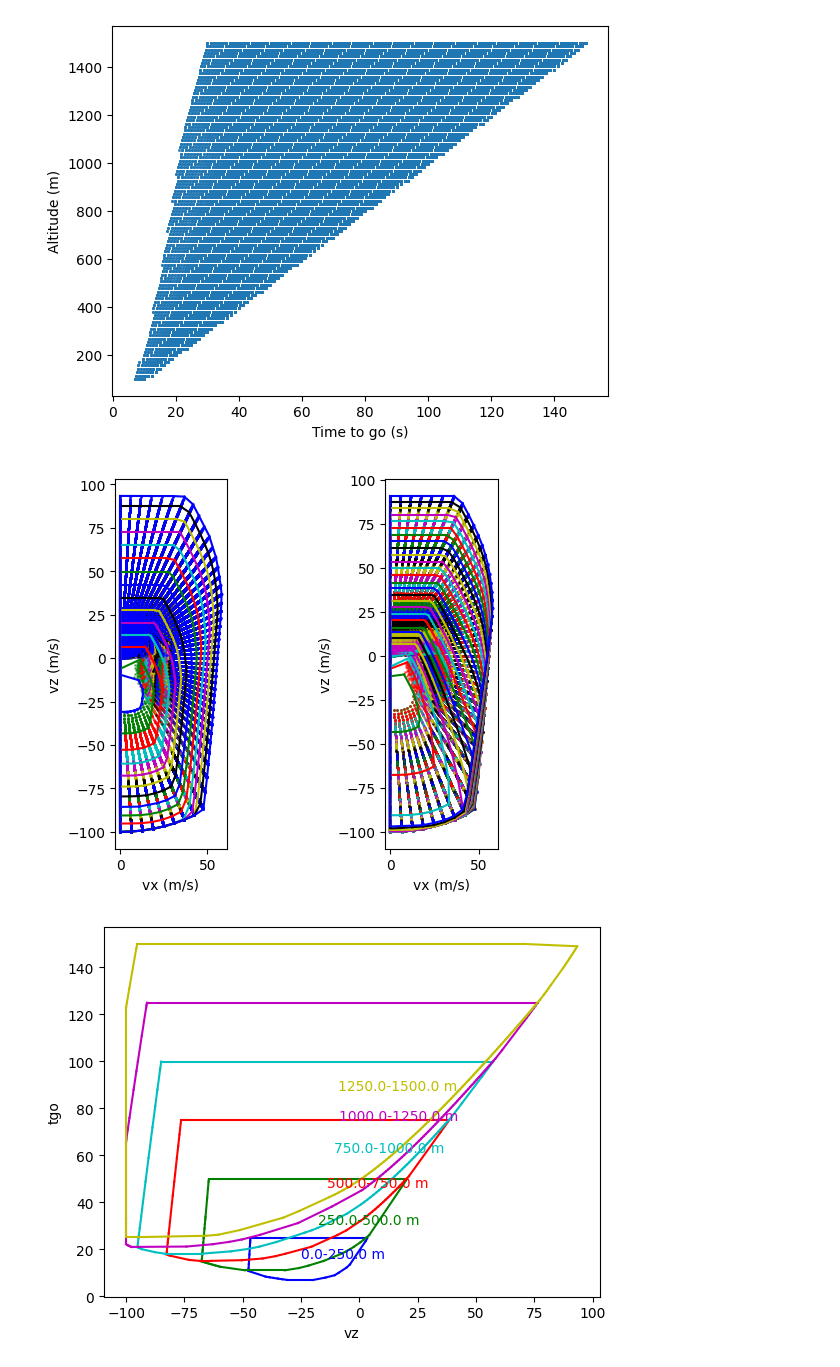
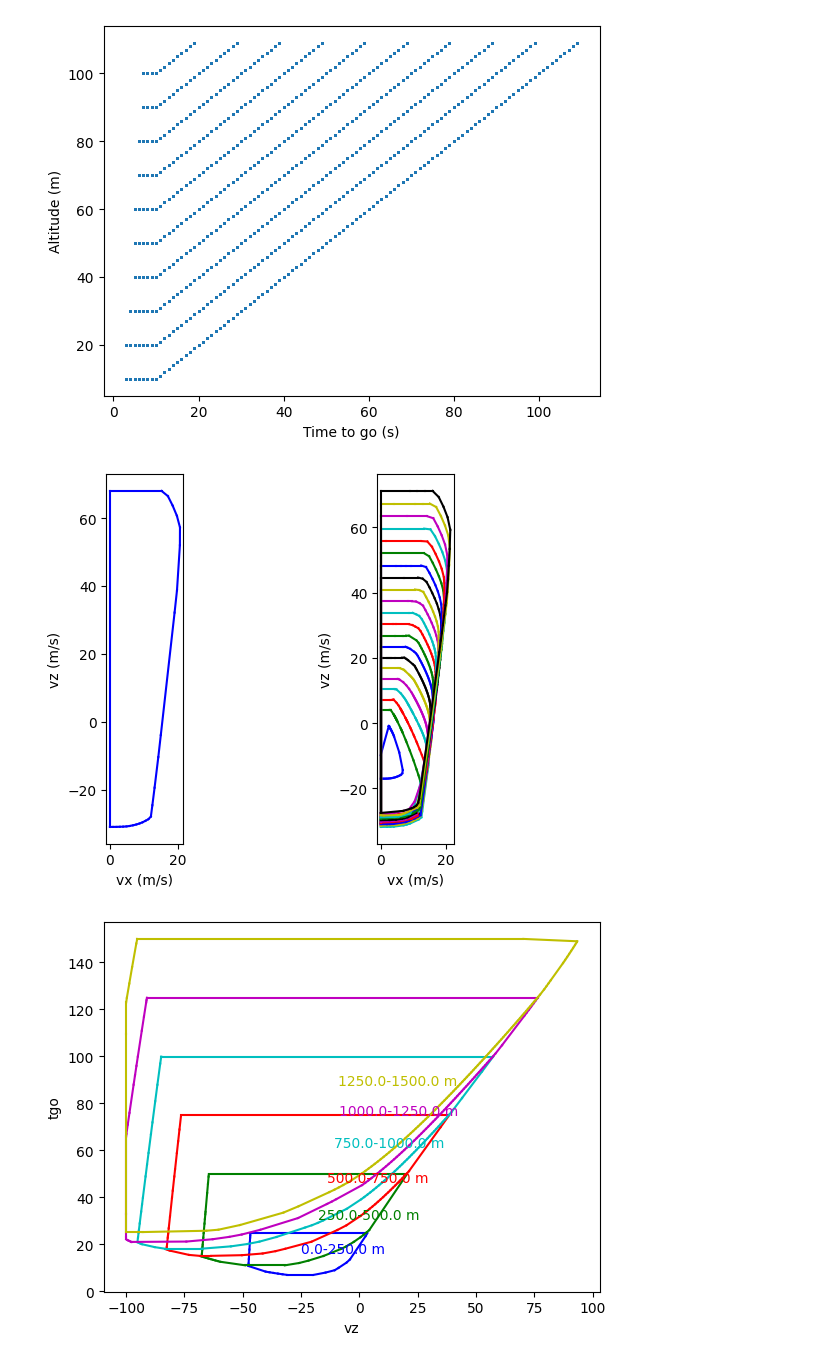
Before and after one commit to kentotomita/learning-hda-reachability, a Jupyter notebook: dev/analyze_controllableset.ipynb, the cells around one changed output. Drawn from its saved outputs; the diff is of its cells as text; code cells hidden in the pictures.

```diff
--- a/dev/analyze_controllableset.ipynb
+++ b/dev/analyze_controllableset.ipynb
@@ -41,7 +41,7 @@ def vis_data_grouped(data, name, groupby='alt'):
     ax.set_ylabel(y_label)
     plt.show()
 # %%
-data = np.load("../out/controllable_set/20231104-150908/data.npy")
+data = np.load("../out/controllable_set/20231106-164351/data.npy")
 data = data[(data[:, 3] >= 0)]
 
 fig, ax = plt.subplots()
@@ -50,7 +50,7 @@ ax.set_ylabel('Altitude (m)')
 ax.set_xlabel('Time to go (s)')
 plt.show()
 # %% [output]
-[figure, old version]
+[figure, new version]
 # %%
 fig, axs = plt.subplots(1, 2)
 
@@ -62,35 +62,35 @@ colors = ['b', 'g', 'r', 'c', 'm', 'y', 'k']
 group_idx = 2
 group_ranges = np.arange(0, np.max(data[:, group_idx]), 100)
 
 for i in range(len(group_ranges)-1):
         group = data[(data[:, group_idx] >= group_ranges[i]) & (data[:, group_idx] < group_ranges[i+1])]
-        axs[0].scatter(group[:, x_idx], group[:, y_idx], s=1, alpha=0.5, color=colors[i % len(colors)])
+        #axs[0].scatter(group[:, x_idx], group[:, y_idx], s=1, alpha=0.5, color=colors[i % len(colors)])
         # Calculate convex hull for each group
         if len(group) >= 3:  # ConvexHull requires at least 3 points in 2D
             hull = ConvexHull(group[:, [x_idx, y_idx]])
             for s in hull.simplices:
                 axs[0].plot(group[s, x_idx], group[s, y_idx], color=colors[i % len(colors)])
 
 # group by time to go
 group_idx = 7
 group_ranges = np.arange(0, np.max(data[:, group_idx]), 5)
 
 for i in range(len(group_ranges)-1):
         group = data[(data[:, group_idx] >= group_ranges[i]) & (data[:, group_idx] < group_ranges[i+1])]
         # Calculate convex hull for each group
         if len(group) >= 3:  # ConvexHull requires at least 3 points in 2D
             hull = ConvexHull(group[:, [x_idx, y_idx]])
             for s in hull.simplices:
                 axs[1].plot(group[s, x_idx], group[s, y_idx], color=colors[i % len(colors)])
 
 for ax in axs:
     ax.set_xlabel('vx (m/s)')
     ax.set_ylabel('vz (m/s)')
     # aspect ratio
     ax.set_aspect('equal', 'box')
 plt.show()
 # %% [output]
-[figure, old version]
+[figure, new version]
 # %%
 vz_data = data[:, [5, 2, 7]]
 vis_data_grouped(vz_data, "vz", groupby='alt')
```
Also changed, not shown: 2 other files.
